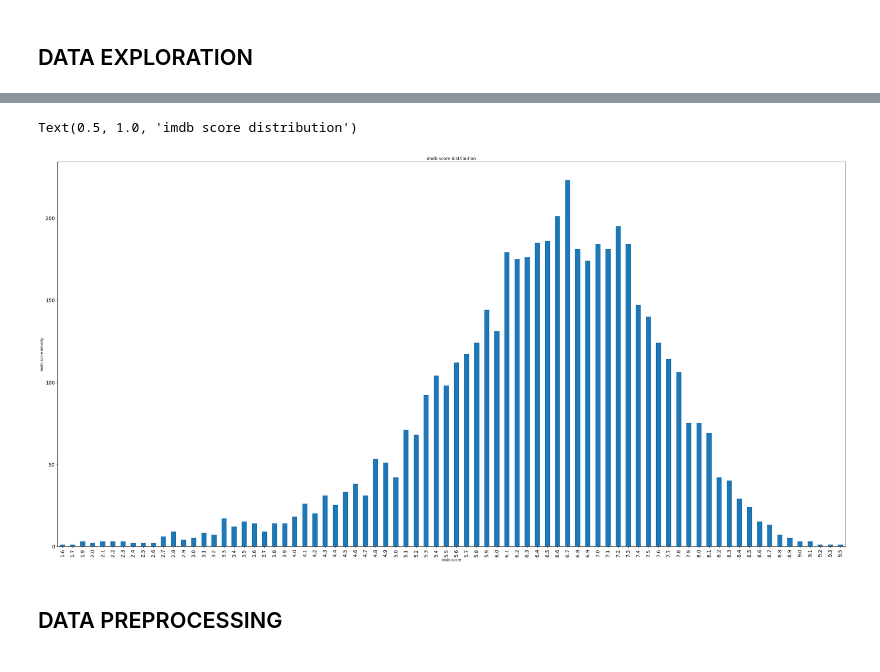
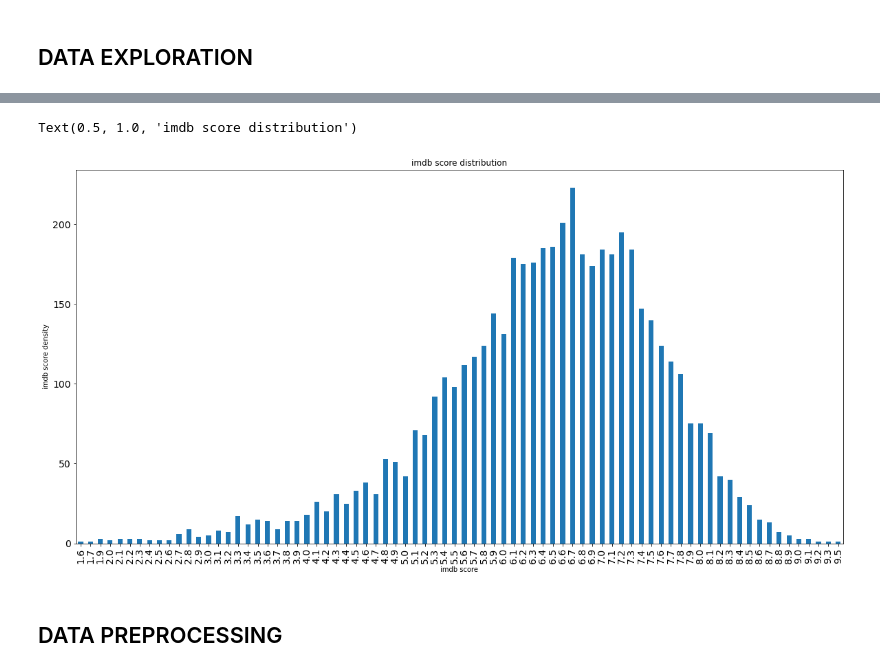
Before and after one commit to layachisara/Movie-Success-Prediction, a Jupyter notebook: main.ipynb, the cells around one changed output, grey strips where cells are left out. Cells and saved outputs as stored; diff of their text form; code cells hidden in the pictures.

```diff
--- a/main.ipynb
+++ b/main.ipynb
@@ -90,13 +90,13 @@ Text(0.5, 1.0, '')
 # %%
 # Barplot of imbd_binned column
-plt.figure(figsize = (40,20))
+plt.figure(figsize = (20,10))
 data.groupby(['imdb_score']).size().plot(kind="bar",fontsize=14)
 plt.xlabel('imdb score')
 plt.ylabel('imdb score density')
 plt.title('imdb score distribution')
 # %% [output]
 Text(0.5, 1.0, 'imdb score distribution')
-[figure, old version]
+[figure, new version]
 # %% [markdown]
 ## DATA PREPROCESSING
 # %% [markdown]
```
Also changed, not shown: parts of 29 cells of this notebook, 7 other files.
